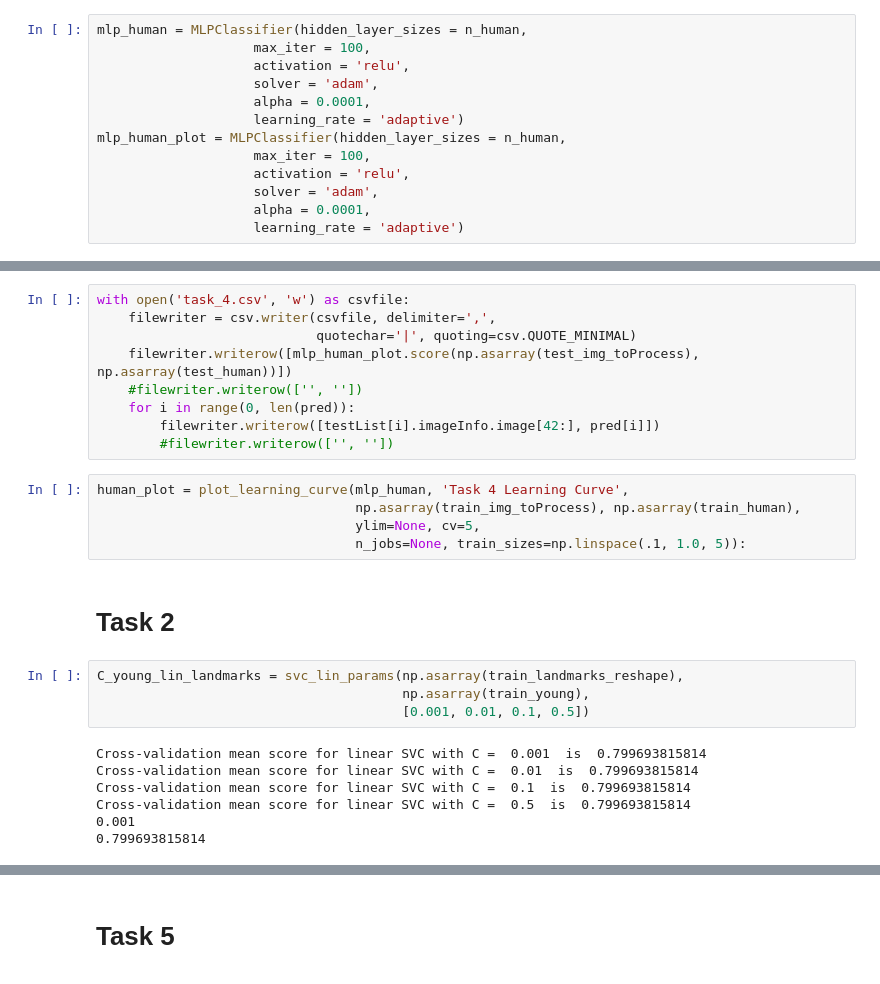
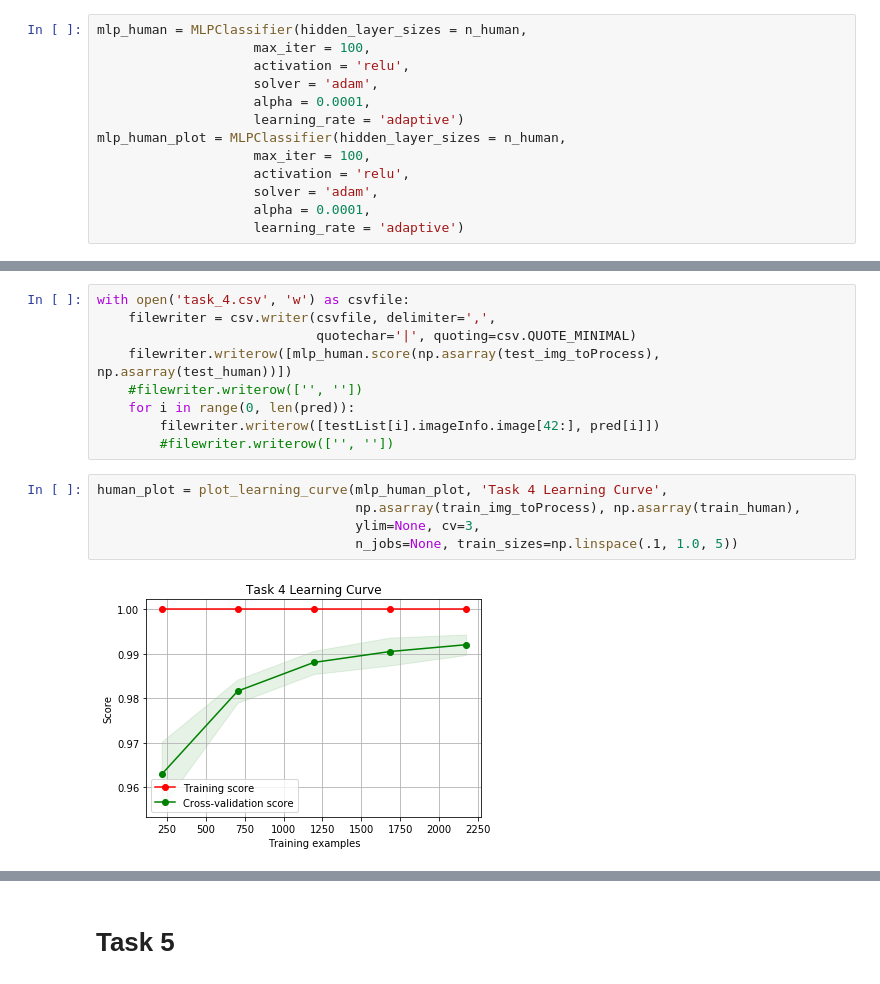
Before and after one commit to ChingisLatifov/AMLSassignment-, a Jupyter notebook: Assignment/Tasks.ipynb, the cells around one changed output, grey strips where cells are left out. Saved outputs shown, nothing was run; the diff lists cells and outputs as text.

```diff
--- a/Assignment/Tasks.ipynb
+++ b/Assignment/Tasks.ipynb
@@ -1521,26 +1790,15 @@ print(confusion_matrix( np.asarray(test_human), pred))
 with open('task_4.csv', 'w') as csvfile:
     filewriter = csv.writer(csvfile, delimiter=',',
                             quotechar='|', quoting=csv.QUOTE_MINIMAL)
-    filewriter.writerow([mlp_human_plot.score(np.asarray(test_img_toProcess), np.asarray(test_human))])
+    filewriter.writerow([mlp_human.score(np.asarray(test_img_toProcess), np.asarray(test_human))])
     #filewriter.writerow(['', ''])
     for i in range(0, len(pred)):
         filewriter.writerow([testList[i].imageInfo.image[42:], pred[i]])
         #filewriter.writerow(['', ''])
 # %%
-human_plot = plot_learning_curve(mlp_human, 'Task 4 Learning Curve',
+human_plot = plot_learning_curve(mlp_human_plot, 'Task 4 Learning Curve',
                                  np.asarray(train_img_toProcess), np.asarray(train_human),
-                                 ylim=None, cv=5,
-                                 n_jobs=None, train_sizes=np.linspace(.1, 1.0, 5)):
+                                 ylim=None, cv=3,
+                                 n_jobs=None, train_sizes=np.linspace(.1, 1.0, 5))
+# %% [output]
+[figure, added]
-# %% [markdown]
-# Task 2
-# %%
-C_young_lin_landmarks = svc_lin_params(np.asarray(train_landmarks_reshape),
-                                       np.asarray(train_young),
-                                       [0.001, 0.01, 0.1, 0.5])
-# %% [output]
-Cross-validation mean score for linear SVC with C =  0.001  is  0.799693815814
-Cross-validation mean score for linear SVC with C =  0.01  is  0.799693815814
-Cross-validation mean score for linear SVC with C =  0.1  is  0.799693815814
-Cross-validation mean score for linear SVC with C =  0.5  is  0.799693815814
-0.001
-0.799693815814
```
Also changed, not shown: parts of 93 cells of this notebook, 6 other files.
